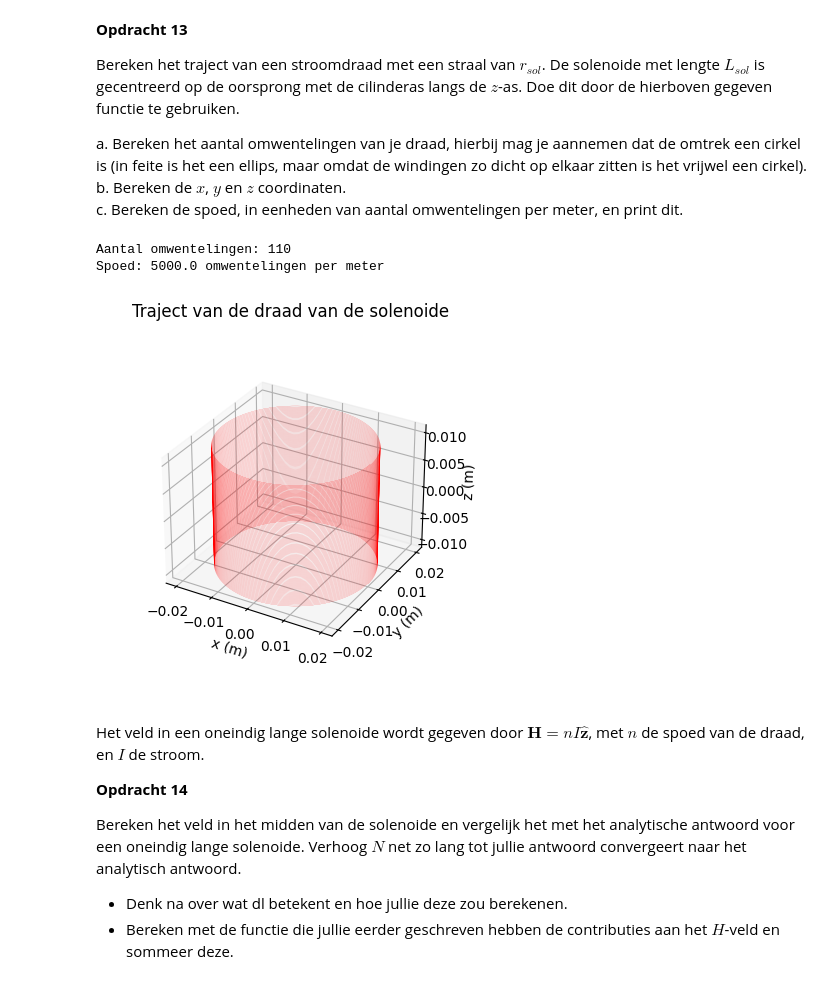
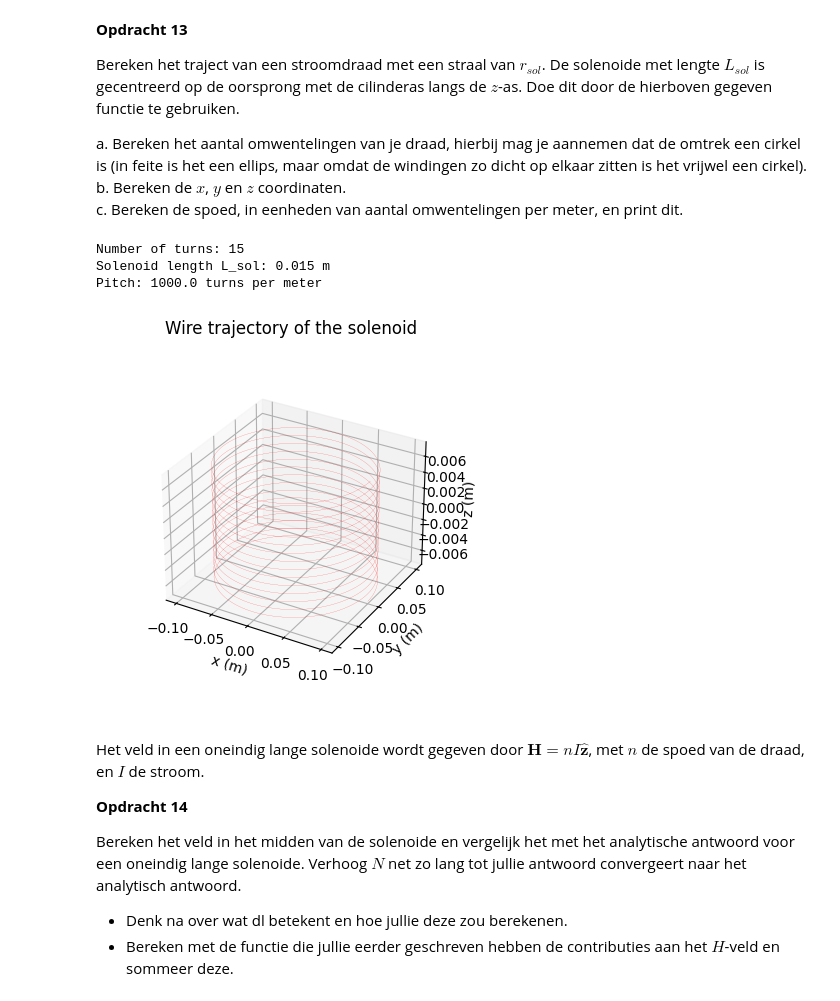
Before and after one commit to pieterbroerse/opdrachten-DEF-D, a Jupyter notebook: DigitaleOntwerpopdrachten/2KrachtactuatorOpdracht/KrachtactuatorOpdracht.ipynb, the cells around one changed output. Saved outputs shown, nothing was run; the diff lists cells and outputs as text; code cells hidden in the pictures.

```diff
--- a/DigitaleOntwerpopdrachten/2KrachtactuatorOpdracht/KrachtactuatorOpdracht.ipynb
+++ b/DigitaleOntwerpopdrachten/2KrachtactuatorOpdracht/KrachtactuatorOpdracht.ipynb
@@ -380,31 +428,43 @@ Bereken het traject van een stroomdraad met een straal van $r_{sol}$. De solenoi
 a. Bereken het aantal omwentelingen van je draad, hierbij mag je aannemen dat de omtrek een cirkel is (in feite is het een ellips, maar omdat de windingen zo dicht op elkaar zitten is het vrijwel een cirkel).\
 b. Bereken de $x$, $y$ en $z$ coordinaten.\
 c. Bereken de spoed, in eenheden van aantal omwentelingen per meter, en print dit.
-# %%
-l_draad = l_draad_deuropener
-r_sol = r_s_deuropener
-r_d = 0.2e-3 / 2
-omtrek = 2 * np.pi * r_sol
-aantal_omwentelingen = int(l_draad / omtrek)
-N = aantal_omwentelingen * 100
-L_sol = aantal_omwentelingen * 2 * r_d
-
-x,y,z = parametrisatie(N, r_sol, aantal_omwentelingen, L_sol)
-
-spoed = aantal_omwentelingen / L_sol
-print('Aantal omwentelingen: ' + str(aantal_omwentelingen))
-print('Spoed: ' + str(round(spoed, 2)) + ' omwentelingen per meter')
-
-ax = plt.figure().add_subplot(projection='3d')
-plt.title('Traject van de draad van de solenoide')
-plt.plot(x, y, z, '-r', linewidth=0.1)
-ax.set_box_aspect(aspect=None, zoom=0.8)
-ax.set_xlabel('x (m)'), ax.set_ylabel('y (m)'), ax.set_zlabel('z (m)')
-plt.show()
-# %% [output]
-Aantal omwentelingen: 110
-Spoed: 5000.0 omwentelingen per meter
-[figure, removed]
+# %%
+# Parameters
+wire_radius = 0.2e-3 / 2  # 0.1 mm
+r_sol = 0.1               # solenoid radius in meters
+l_wire = 10                # total wire length in meters
+
+# a. Number of turns
+circumference = 2 * np.pi * r_sol
+num_turns = int(l_wire / circumference)
+
+# b. Total solenoid length and pitch
+pitch_per_turn = 1e-3
+L_sol = num_turns * pitch_per_turn
+pitch = num_turns / L_sol
+
+print('Number of turns: ' + str(num_turns))
+print('Solenoid length L_sol: ' + str(round(L_sol, 3)) + ' m')
+print('Pitch: ' + str(round(pitch, 2)) + ' turns per meter')
+
+# c. x, y, z coordinates
+N = num_turns * 100 # number of points along the wire
+x, y, z = parametrisatie(N, r_sol, num_turns, L_sol)
+
+# Plot wire trajectory
+ax = plt.figure().add_subplot(projection='3d')
+plt.title('Wire trajectory of the solenoid')
+plt.plot(x, y, z, '-r', linewidth=0.1)
+ax.set_box_aspect(aspect=None, zoom=0.8)
+ax.set_xlabel('x (m)')
+ax.set_ylabel('y (m)')
+ax.set_zlabel('z (m)')
+plt.show()
+# %% [output]
+Number of turns: 15
+Solenoid length L_sol: 0.015 m
+Pitch: 1000.0 turns per meter
+[figure, added]
 # %% [markdown]
 Het veld in een oneindig lange solenoide wordt gegeven door $\mathbf{H} = n I \hat{\mathbf{z}}$, met $n$ de spoed van de draad, en $I$ de stroom.
 
```
Also changed, not shown: parts of 19 cells of this notebook, 1 other file.
